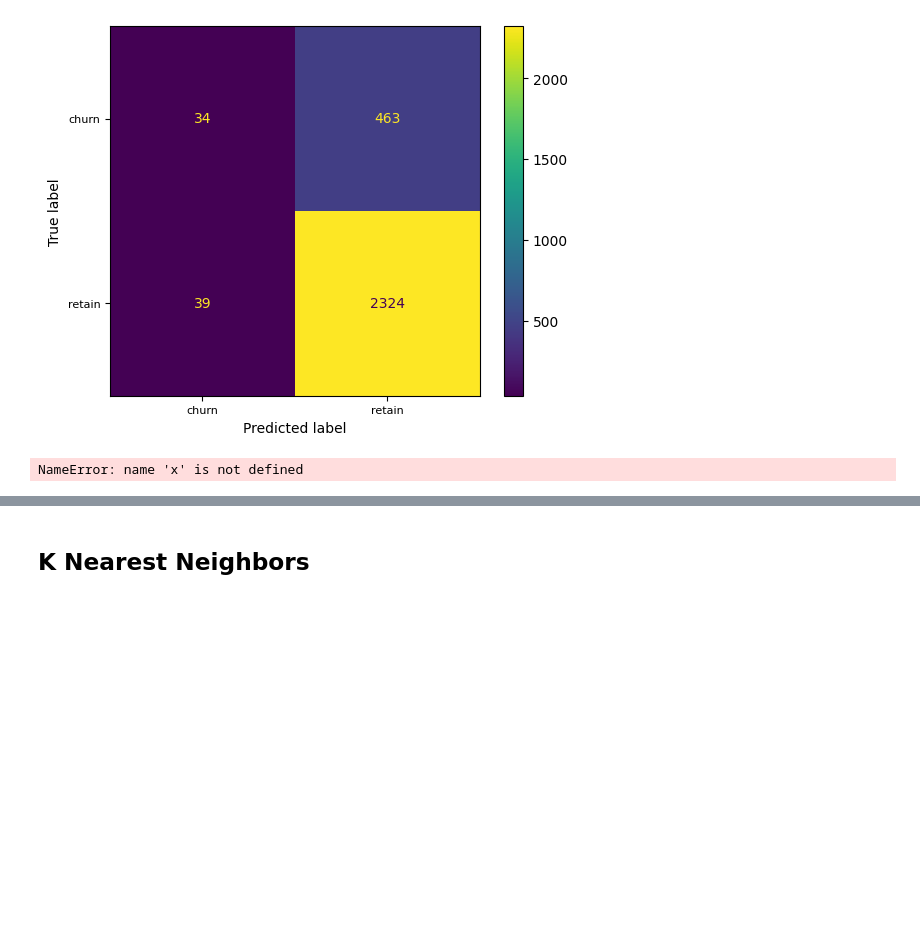
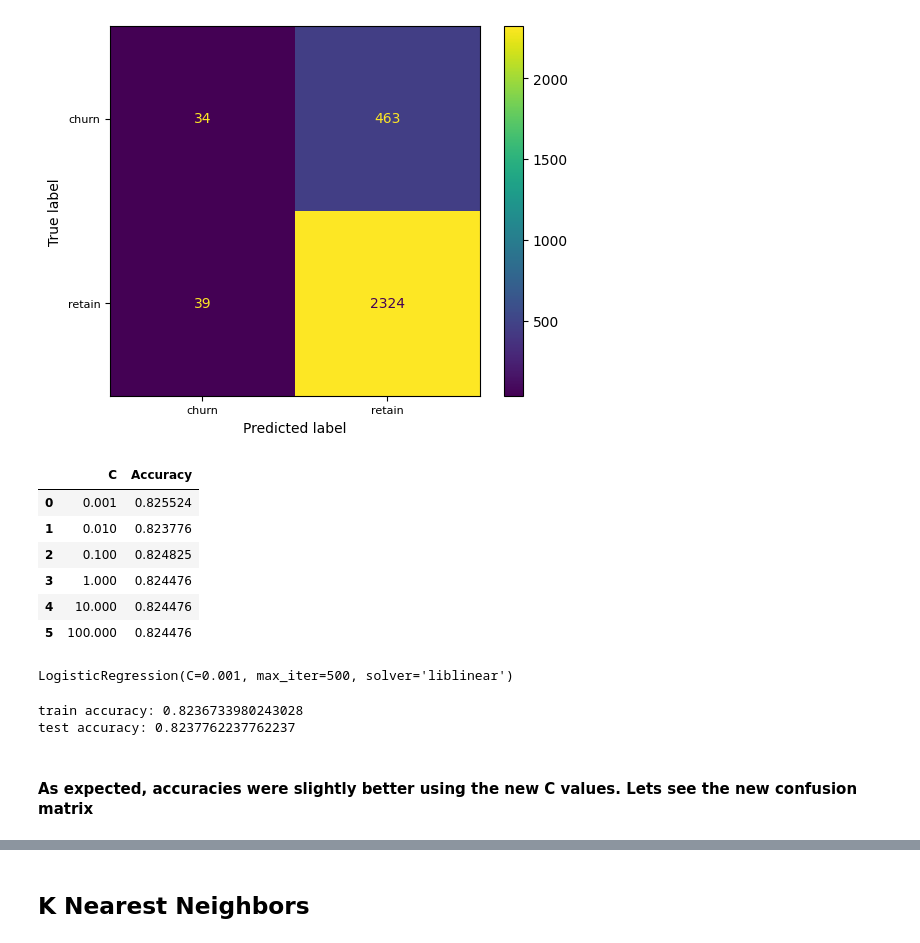
Before and after one commit to amoutafian/waze_capstone, a Jupyter notebook: notebooks/29.3 Modeling .ipynb, the cells around one changed output, grey strips where cells are left out. Cells and saved outputs as stored; diff of their text form; code cells hidden in the pictures; blank space fills up the shorter version.

```diff
--- a/notebooks/29.3 Modeling .ipynb
+++ b/notebooks/29.3 Modeling .ipynb
@@ -80,7 +80,8 @@ X_test_scaled=scaler.transform(X_test)
 <h2> Logistic Regression
 # %%
 #Instantiate the model and set parameters
-clf = LogisticRegression(solver = 'newton-cg', max_iter = 500)
+#I also tried the newton_cg solver, but went with liblinear and l1 regularization. Similar accuracy results
+clf = LogisticRegression(solver = 'liblinear', max_iter = 500)
 # %%
 #Fit the model using training set
 clf.fit(X_train_scaled, y_train)
@@ -137,20 +128,30 @@ def cv_score(clf, X, y, score_func = accuracy_score):
-# %%
-#no idea what's going on in this cell
-# the grid of parameters to search over
-#
-Cs = [0.001, 0.1, 1, 10, 100]
-#
-# your turn
-
-best_score = 0
-best_C = None
-for C in Cs:
-    clf = LogisticRegression(C = C, solver = 'liblinear', max_iter = 500)
-    score = cv_score(clf, X_train_scaled, y_train)
-    if score > best_score:
-        best_score = score
-        best_C = C
-
-print(f'Best C: {best_C}, Best Score = {best_score:.2f}')
-# %% [output]
-NameError: name 'x' is not defined
+# %%
+Cs = [0.001, 0.01, 0.1, 1, 10, 100]
+
+table = pd.DataFrame(columns = ['C','Accuracy'])
+table['C'] = Cs
+
+
+j = 0
+for C in Cs:
+
+    # Apply logistic regression model to training data
+    Logreg = LogisticRegression( C = C,)
+    Logreg.fit(X_train_scaled, y_train)
+
+    # Predict using model
+    y_pred_lr = Logreg.predict(X_test_scaled)
+
+    # Saving accuracy score in table
+    table.iloc[j,1] = accuracy_score(y_test,y_pred_lr)
+    j += 1
+
+table
+# %% [output]
+|  | C | Accuracy |
+| 0 | 0.001 | 0.825524 |
+| 1 | 0.010 | 0.823776 |
+| 2 | 0.100 | 0.824825 |
+| 3 | 1.000 | 0.824476 |
+| 4 | 10.000 | 0.824476 |
+| 5 | 100.000 | 0.824476 |
@@ -156,0 +164,21 @@ NameError: name 'x' is not defined
+# %%
+#Fit the model using training set
+clf.fit(X_train_scaled, y_train)
+# %% [output]
+LogisticRegression(C=0.001, max_iter=500, solver='liblinear')
+# %%
+#Predict y test and check accuracy on predicting test set
+y_predict = clf.predict(X_test_scaled)
+test_accuracy = accuracy_score(y_test, y_predict)
+test_accuracy
+#check accuracy of model on training set to check for over/underfitting
+y_train_predicted = clf.predict(X_train_scaled)
+train_accuracy = accuracy_score(y_train, y_train_predicted)
+train_accuracy
+print("train accuracy:", train_accuracy)
+print("test accuracy:", test_accuracy)
+# %% [output]
+train accuracy: 0.8236733980243028
+test accuracy: 0.8237762237762237
+# %% [markdown]
+<h4> As expected, accuracies were slightly better using the new C values. Lets see the new confusion matrix
```
Also changed, not shown: parts of 9 cells of this notebook.
